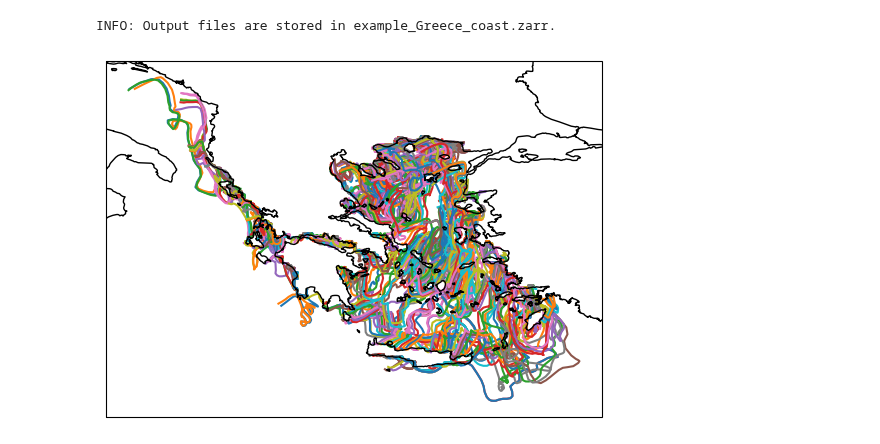
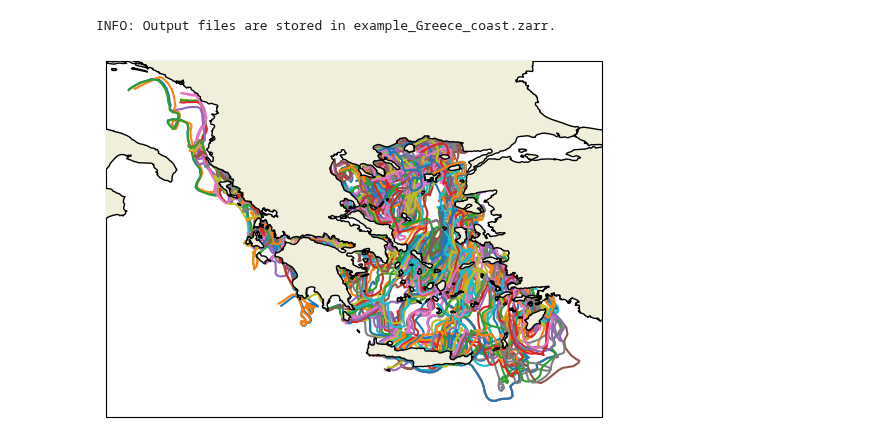
Before and after one commit to fanqi203/plasticparcels, a Jupyter notebook: docs/examples/example_Greece_coast.ipynb, the cells around one changed output. Saved outputs shown, nothing was run; the diff lists cells and outputs as text; code cells hidden in the pictures.

```diff
--- a/docs/examples/example_Greece_coast.ipynb
+++ b/docs/examples/example_Greece_coast.ipynb
@@ -76,11 +77,12 @@ INFO: Output files are stored in example_Greece_coast.zarr.
 # %%
 # Plot the trajectories
 ds = xr.open_zarr('example_Greece_coast.zarr')
 
 ax = plt.subplot(111, projection=ccrs.PlateCarree())
+ax.add_feature(cfeature.LAND, zorder=19)
 ax.coastlines(zorder=20)
 ax.plot(ds['lon'].T, ds['lat'].T, transform=ccrs.PlateCarree())
 
 plt.show()
 # %% [output]
-[figure, old version]
+[figure, new version]
```
Also changed, not shown: parts of 1 cell of this notebook, 4 other files.
